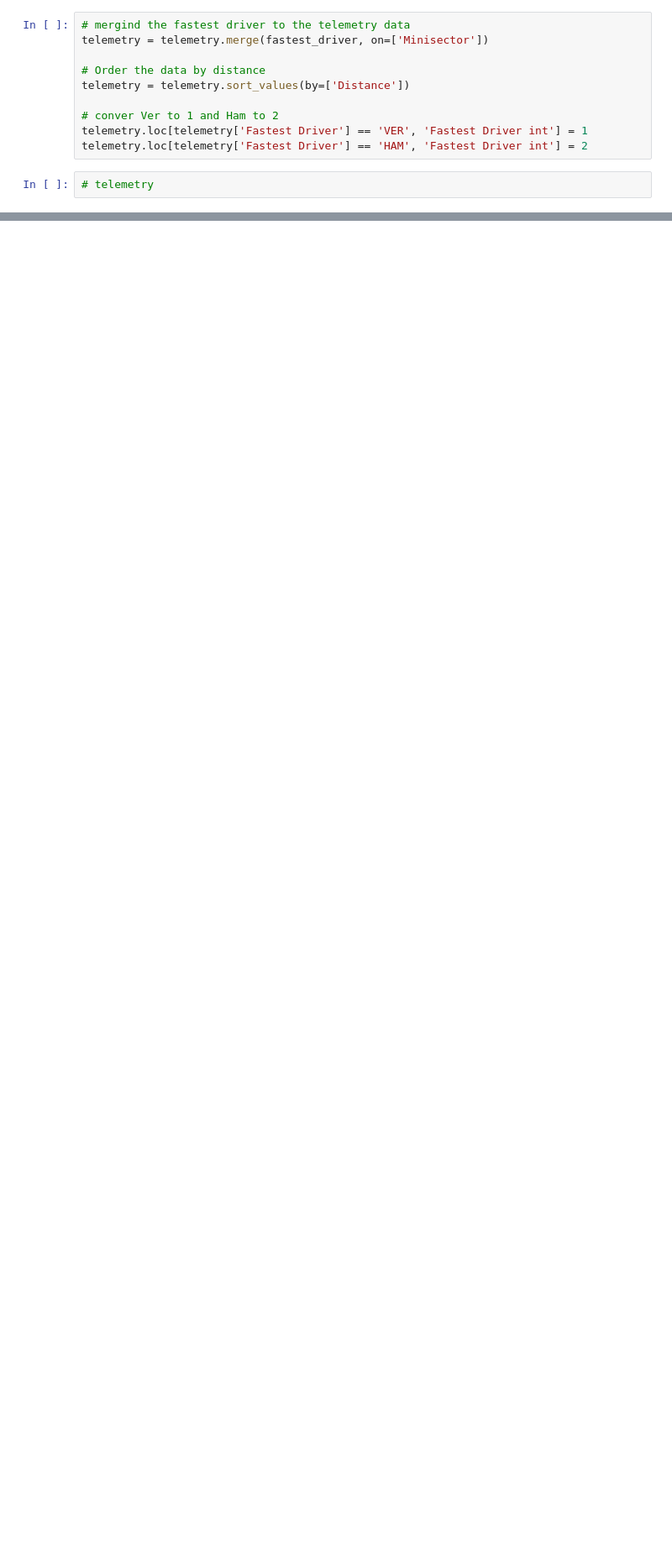
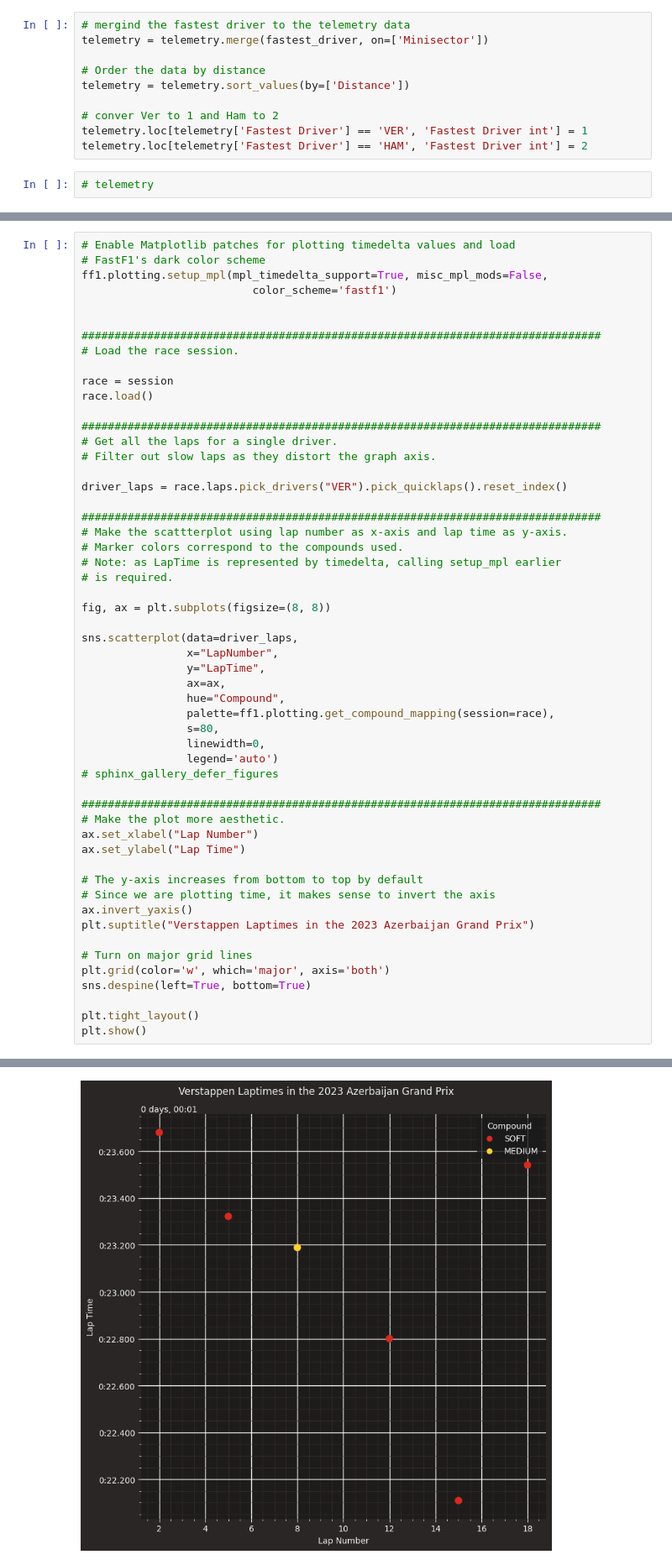
Before and after one commit to AYMNrh/F1_Dashboard, a Jupyter notebook: abu_dhabi_2021.ipynb, the cells around one changed output, grey strips where cells are left out. Shown at 84% size. Drawn from its saved outputs; the diff is of its cells as text; blank space fills up the shorter version.

```diff
--- a/abu_dhabi_2021.ipynb
+++ b/abu_dhabi_2021.ipynb
@@ -211,3 +219,58 @@ plt.savefig(f"2021_ver_ham_q.png", dpi=300)
 plt.show()
 # %% [output]
 [figure]
+# %%
+# Enable Matplotlib patches for plotting timedelta values and load
+# FastF1's dark color scheme
+ff1.plotting.setup_mpl(mpl_timedelta_support=True, misc_mpl_mods=False,
+                          color_scheme='fastf1')
+
+
+###############################################################################
+# Load the race session.
+
+race = session
+race.load()
+
+###############################################################################
+# Get all the laps for a single driver.
+# Filter out slow laps as they distort the graph axis.
+
+driver_laps = race.laps.pick_drivers("VER").pick_quicklaps().reset_index()
+
+###############################################################################
+# Make the scattterplot using lap number as x-axis and lap time as y-axis.
+# Marker colors correspond to the compounds used.
+# Note: as LapTime is represented by timedelta, calling setup_mpl earlier
+# is required.
+
+fig, ax = plt.subplots(figsize=(8, 8))
+
+sns.scatterplot(data=driver_laps,
+                x="LapNumber",
+                y="LapTime",
+                ax=ax,
+                hue="Compound",
+                palette=ff1.plotting.get_compound_mapping(session=race),
+                s=80,
+                linewidth=0,
+                legend='auto')
+# sphinx_gallery_defer_figures
+
+###############################################################################
+# Make the plot more aesthetic.
+ax.set_xlabel("Lap Number")
+ax.set_ylabel("Lap Time")
+
+# The y-axis increases from bottom to top by default
+# Since we are plotting time, it makes sense to invert the axis
+ax.invert_yaxis()
+plt.suptitle("Verstappen Laptimes in the 2023 Azerbaijan Grand Prix")
+
+# Turn on major grid lines
+plt.grid(color='w', which='major', axis='both')
+sns.despine(left=True, bottom=True)
+
+plt.tight_layout()
+plt.show()
+# %% [output]
@@ -213,0 +293 @@ plt.show()
+[figure, added]
```
Also changed, not shown: parts of 13 cells of this notebook, 1 other file.
